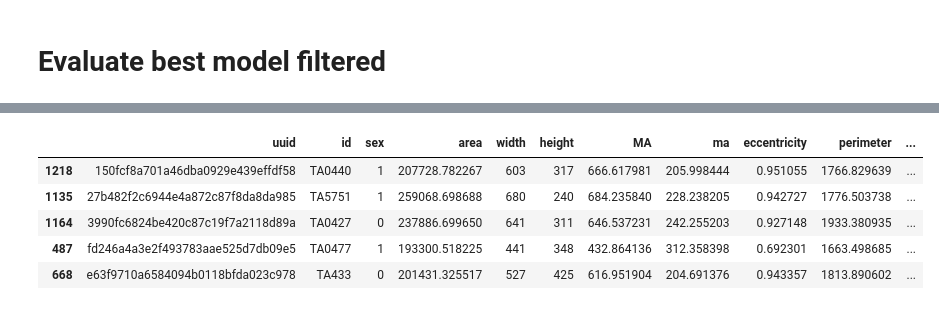
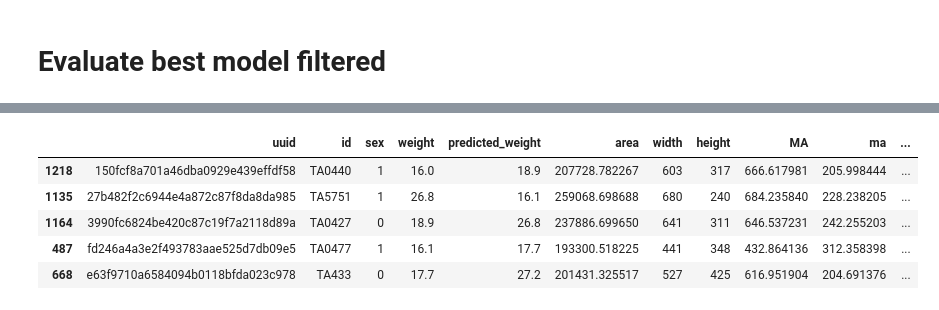
Before and after one commit to ULE-Informatica/morfologia-unizar-ule, a Jupyter notebook: scripts/process_images_to_create_csv_dataset.ipynb, the cells around one changed output, grey strips where cells are left out. Cells and saved outputs as stored; diff of their text form; code cells hidden in the pictures.

```diff
--- a/scripts/process_images_to_create_csv_dataset.ipynb
+++ b/scripts/process_images_to_create_csv_dataset.ipynb
@@ -409,12 +410,13 @@ Mean absolute error: 0.15427807486631018
 # %%
 predicted_data_filtered = file_data_filtered[file_data_filtered.index.isin(X_test_filtered.index)]
 predicted_data_filtered.insert(19, "predicted_weight", best_estimator_predictions_filtered, True)
+predicted_data_filtered = predicted_data_filtered.reindex(columns=['uuid', 'id', 'sex', 'weight', "predicted_weight", 'area', 'width', 'height', 'MA', 'ma', 'eccentricity', 'perimeter', '% area', 'symmetry', 'centroid_x', 'centroid_y', 'orientation', 'center distance', 'x', 'y'])
 predicted_data_filtered.to_csv(os.path.join("..", 'data', 'id_weight_sex_uuid_data_predicted_filtered.csv'))
 predicted_data_filtered.head()
 # %% [output]
-|  | uuid | id | sex | area | width | height | MA | ma | eccentricity | perimeter | ... |
-| 1218 | 150fcf8a701a46dba0929e439effdf58 | TA0440 | 1 | 207728.782267 | 603 | 317 | 666.617981 | 205.998444 | 0.951055 | 1766.829639 | ... |
-| 1135 | 27b482f2c6944e4a872c87f8da8da985 | TA5751 | 1 | 259068.698688 | 680 | 240 | 684.235840 | 228.238205 | 0.942727 | 1776.503738 | ... |
-| 1164 | 3990fc6824be420c87c19f7a2118d89a | TA0427 | 0 | 237886.699650 | 641 | 311 | 646.537231 | 242.255203 | 0.927148 | 1933.380935 | ... |
-| 487 | fd246a4a3e2f493783aae525d7db09e5 | TA0477 | 1 | 193300.518225 | 441 | 348 | 432.864136 | 312.358398 | 0.692301 | 1663.498685 | ... |
-| 668 | e63f9710a6584094b0118bfda023c978 | TA433 | 0 | 201431.325517 | 527 | 425 | 616.951904 | 204.691376 | 0.943357 | 1813.890602 | ... |
+|  | uuid | id | sex | weight | predicted_weight | area | width | height | MA | ma | ... |
+| 1218 | 150fcf8a701a46dba0929e439effdf58 | TA0440 | 1 | 16.0 | 18.9 | 207728.782267 | 603 | 317 | 666.617981 | 205.998444 | ... |
+| 1135 | 27b482f2c6944e4a872c87f8da8da985 | TA5751 | 1 | 26.8 | 16.1 | 259068.698688 | 680 | 240 | 684.235840 | 228.238205 | ... |
+| 1164 | 3990fc6824be420c87c19f7a2118d89a | TA0427 | 0 | 18.9 | 26.8 | 237886.699650 | 641 | 311 | 646.537231 | 242.255203 | ... |
+| 487 | fd246a4a3e2f493783aae525d7db09e5 | TA0477 | 1 | 16.1 | 17.7 | 193300.518225 | 441 | 348 | 432.864136 | 312.358398 | ... |
+| 668 | e63f9710a6584094b0118bfda023c978 | TA433 | 0 | 17.7 | 27.2 | 201431.325517 | 527 | 425 | 616.951904 | 204.691376 | ... |
```
Also changed, not shown: parts of 3 cells of this notebook, 3 other files.
